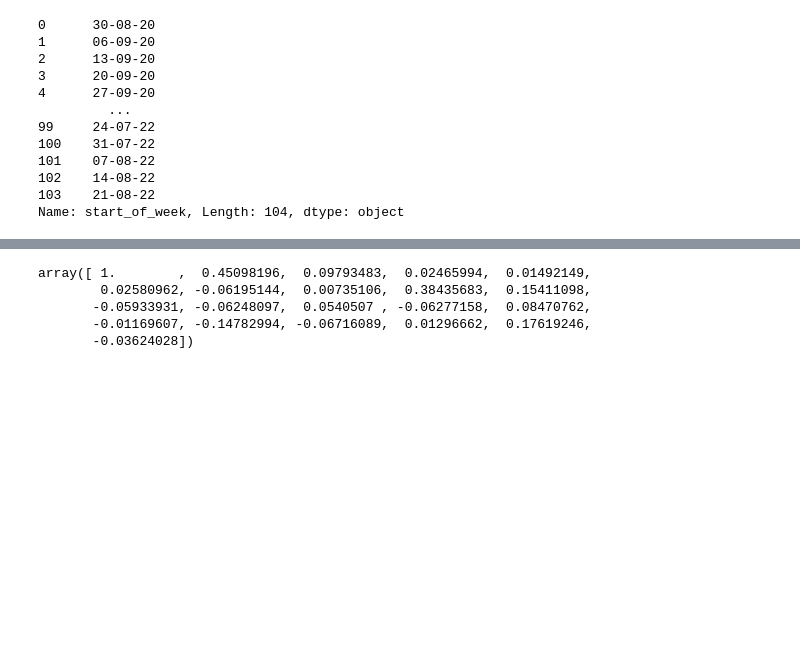
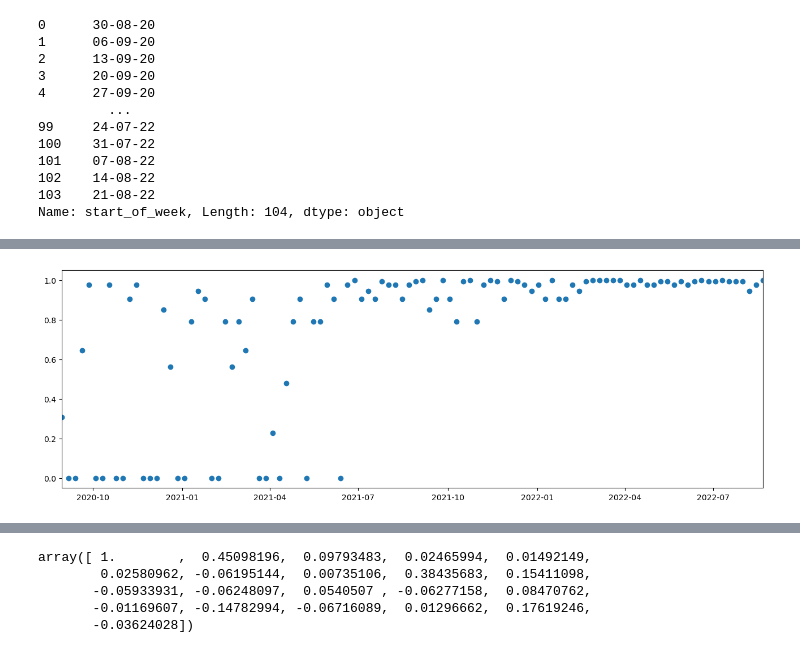
Before and after one commit to alpertaskiran/bayesian_mmm, a Jupyter notebook: eda.ipynb, the cells around one changed output, grey strips where cells are left out. Saved outputs shown, nothing was run; the diff lists cells and outputs as text; code cells hidden in the pictures; blank space fills up the shorter version.

```diff
--- a/eda.ipynb
+++ b/eda.ipynb
@@ -75,3 +52,12 @@ fig = res.plot()
+# %%
+
+
+fig = plt.figure(figsize=(16, 5))
+lines = plt.plot(res.weights, marker="o", linestyle="none")
+ax = plt.gca()
+xlim = ax.set_xlim(df.index[0], df.index[-1])
+# %% [output]
+[figure, added]
 # %%
 plot_periodogram(df.revenue)
 # %% [output]
```
Also changed, not shown: parts of 17 cells of this notebook, 4 other files.
